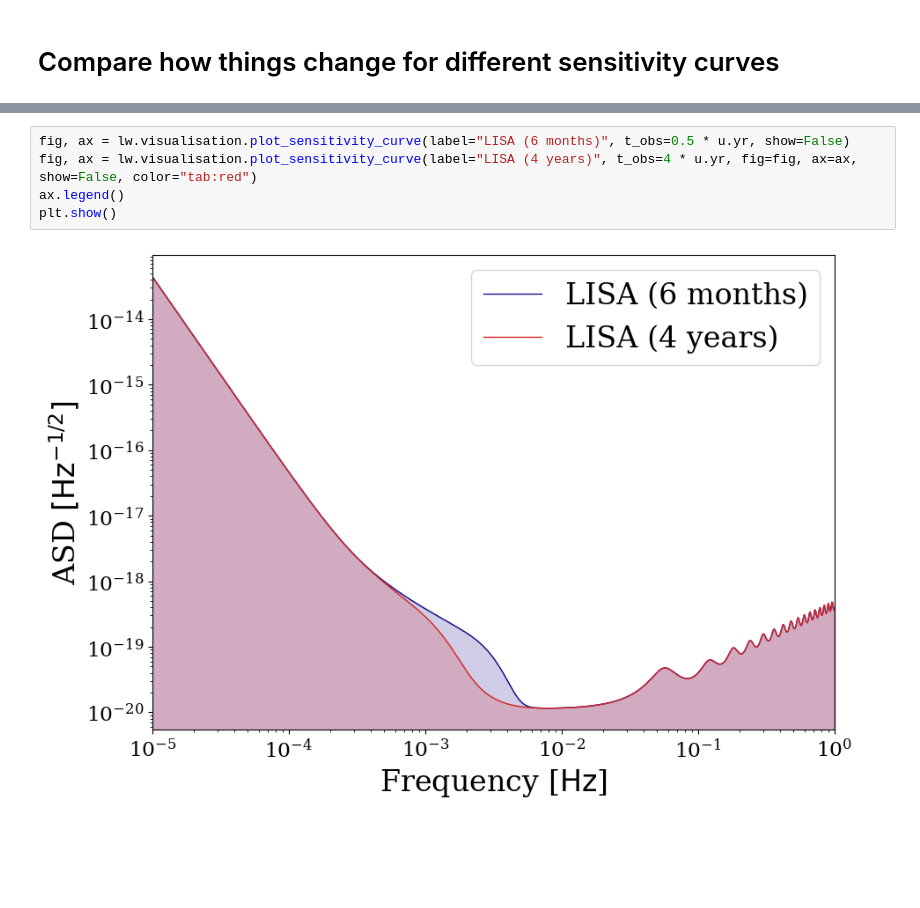
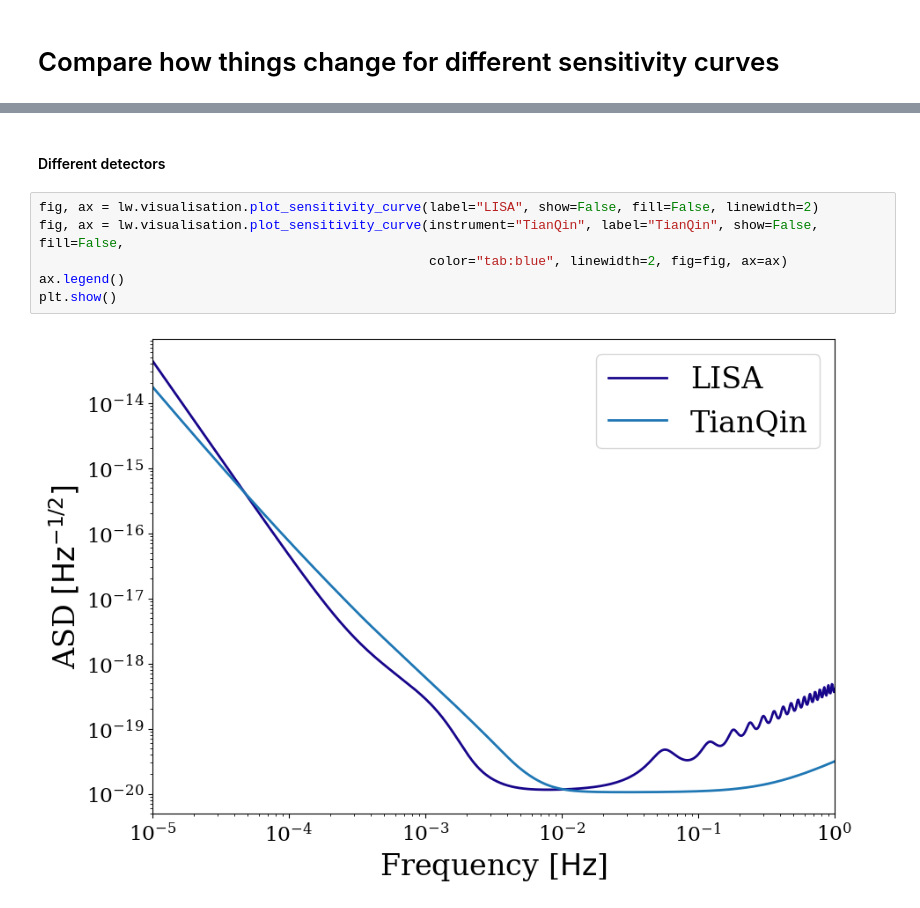
Before and after one commit to TeamLEGWORK/demo-materials, a Jupyter notebook: notebooks/psds.ipynb, the cells around one changed output, grey strips where cells are left out. Saved outputs shown, nothing was run; the diff lists cells and outputs as text; blank space fills up the shorter version.

```diff
--- a/notebooks/psds.ipynb
+++ b/notebooks/psds.ipynb
@@ -11,7 +35,10 @@ import astropy.units as u
+# %% [markdown]
+#### Different detectors
 # %%
-fig, ax = lw.visualisation.plot_sensitivity_curve(label="LISA (6 months)", t_obs=0.5 * u.yr, show=False)
-fig, ax = lw.visualisation.plot_sensitivity_curve(label="LISA (4 years)", t_obs=4 * u.yr, fig=fig, ax=ax, show=False, color="tab:red")
+fig, ax = lw.visualisation.plot_sensitivity_curve(label="LISA", show=False, fill=False, linewidth=2)
+fig, ax = lw.visualisation.plot_sensitivity_curve(instrument="TianQin", label="TianQin", show=False, fill=False,
+                                                  color="tab:blue", linewidth=2, fig=fig, ax=ax)
 ax.legend()
 plt.show()
 # %% [output]
-[figure, old version]
+[figure, new version]
```
Also changed, not shown: parts of 19 cells of this notebook.
